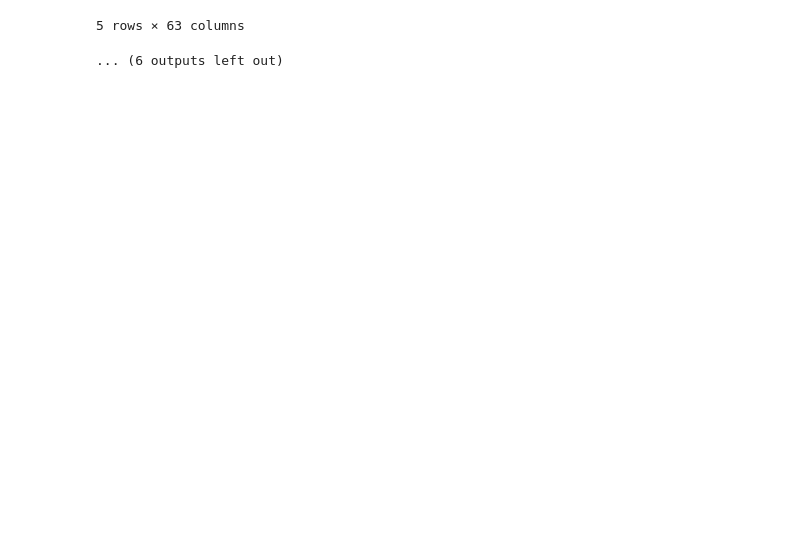
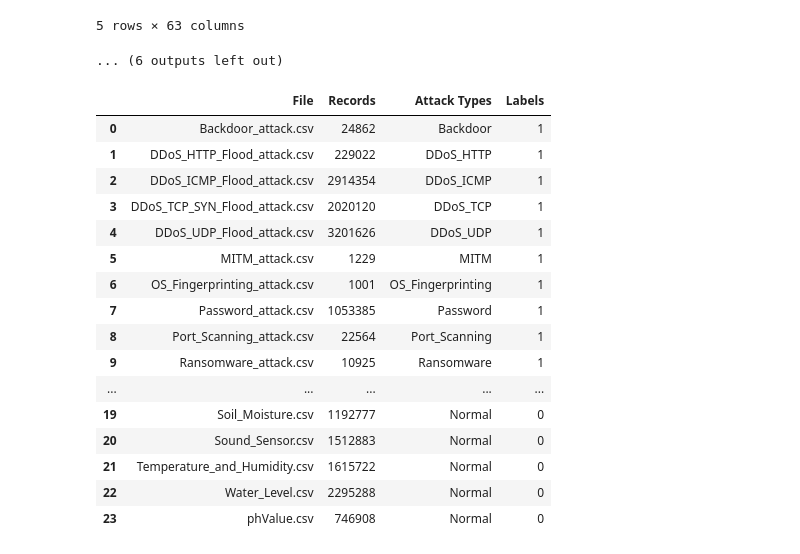
Before and after one commit to Agumekenneth/Data-Science-Final-year-Project--Prototype-1, a Jupyter notebook: IoT.ipynb, the cells around one changed output. Saved outputs shown, nothing was run; the diff lists cells and outputs as text; code cells hidden in the pictures; blank space fills up the shorter version.

```diff
--- a/IoT.ipynb
+++ b/IoT.ipynb
@@ -490,3 +490,57 @@ First five records:
 | 4 | 2021 16:03:31.477095000 | 192.168.0.170 | 192.168.0.128 | 0 | 0.0 | 0.0 | 0 | ... |
 5 rows × 63 columns
 ... (6 outputs left out)
+# %%
+from pathlib import Path
+import pandas as pd
+
+dataset_root = Path("Edge-IIoTset dataset")
+
+capture_files = [
+    file for file in dataset_root.rglob("*.csv")
+    if file.name != "ML-EdgeIIoT-dataset.csv"
+    and file.name != "DNN-EdgeIIoT-dataset.csv"
+]
+
+results = []
+
+for file in sorted(capture_files):
+
+    # Read only the target columns
+    sample = pd.read_csv(
+        file,
+        usecols=["Attack_label", "Attack_type"]
+    )
+
+    results.append({
+        "File": file.name,
+        "Records": len(sample),
+        "Attack Types": ", ".join(
+            sample["Attack_type"].dropna().unique().astype(str)
+        ),
+        "Labels": ", ".join(
+            sample["Attack_label"].dropna().unique().astype(str)
+        )
+    })
+
+capture_summary = pd.DataFrame(results)
+
+display(capture_summary)
+# %% [output]
+|  | File | Records | Attack Types | Labels |
+| 0 | Backdoor_attack.csv | 24862 | Backdoor | 1 |
+| 1 | DDoS_HTTP_Flood_attack.csv | 229022 | DDoS_HTTP | 1 |
+| 2 | DDoS_ICMP_Flood_attack.csv | 2914354 | DDoS_ICMP | 1 |
+| 3 | DDoS_TCP_SYN_Flood_attack.csv | 2020120 | DDoS_TCP | 1 |
+| 4 | DDoS_UDP_Flood_attack.csv | 3201626 | DDoS_UDP | 1 |
+| 5 | MITM_attack.csv | 1229 | MITM | 1 |
+| 6 | OS_Fingerprinting_attack.csv | 1001 | OS_Fingerprinting | 1 |
+| 7 | Password_attack.csv | 1053385 | Password | 1 |
+| 8 | Port_Scanning_attack.csv | 22564 | Port_Scanning | 1 |
+| 9 | Ransomware_attack.csv | 10925 | Ransomware | 1 |
+| ... | ... | ... | ... | ... |
+| 19 | Soil_Moisture.csv | 1192777 | Normal | 0 |
+| 20 | Sound_Sensor.csv | 1512883 | Normal | 0 |
+| 21 | Temperature_and_Humidity.csv | 1615722 | Normal | 0 |
+| 22 | Water_Level.csv | 2295288 | Normal | 0 |
+| 23 | phValue.csv | 746908 | Normal | 0 |
```
